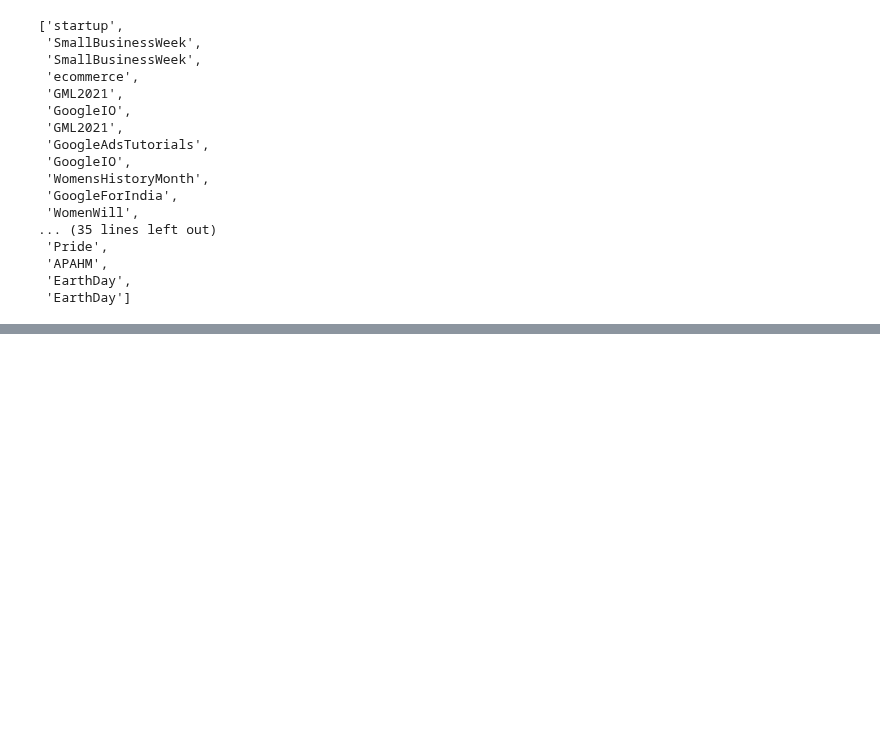
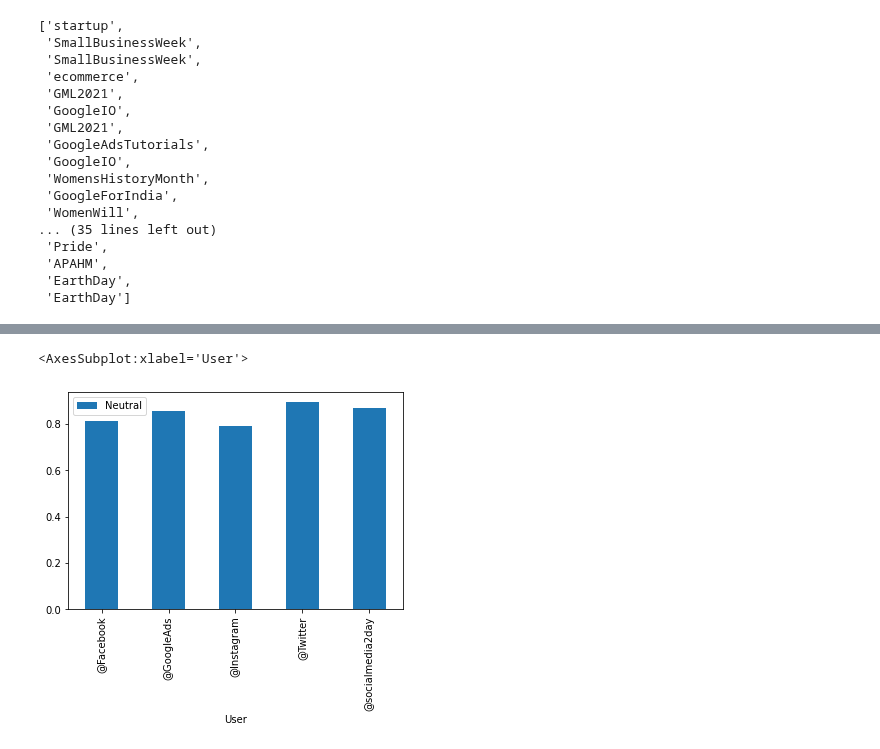
Before and after one commit to isaacm13/Twitter-Project, a Jupyter notebook: Part_1_Specific_Twitter_Analysis/Trending Topic of Specific Set Twitter Users.ipynb, the cells around one changed output, grey strips where cells are left out. Saved outputs shown, nothing was run; the diff lists cells and outputs as text; code cells hidden in the pictures; blank space fills up the shorter version.

```diff
--- a/Part_1_Specific_Twitter_Analysis/Trending Topic of Specific Set Twitter Users.ipynb
+++ b/Part_1_Specific_Twitter_Analysis/Trending Topic of Specific Set Twitter Users.ipynb
@@ -350,0 +350,8 @@ neg_score_table
+# %%
+#Collect the neutral values for each news source
+neu_score_table = df.pivot_table(index='User',  values="Neutral", aggfunc = np.mean)
+neu_score_table
+neu_score_table.plot(kind='bar')
+# %% [output]
+<AxesSubplot:xlabel='User'>
+[figure, added]
```
Also changed, not shown: parts of 12 cells of this notebook, 1 other file.
